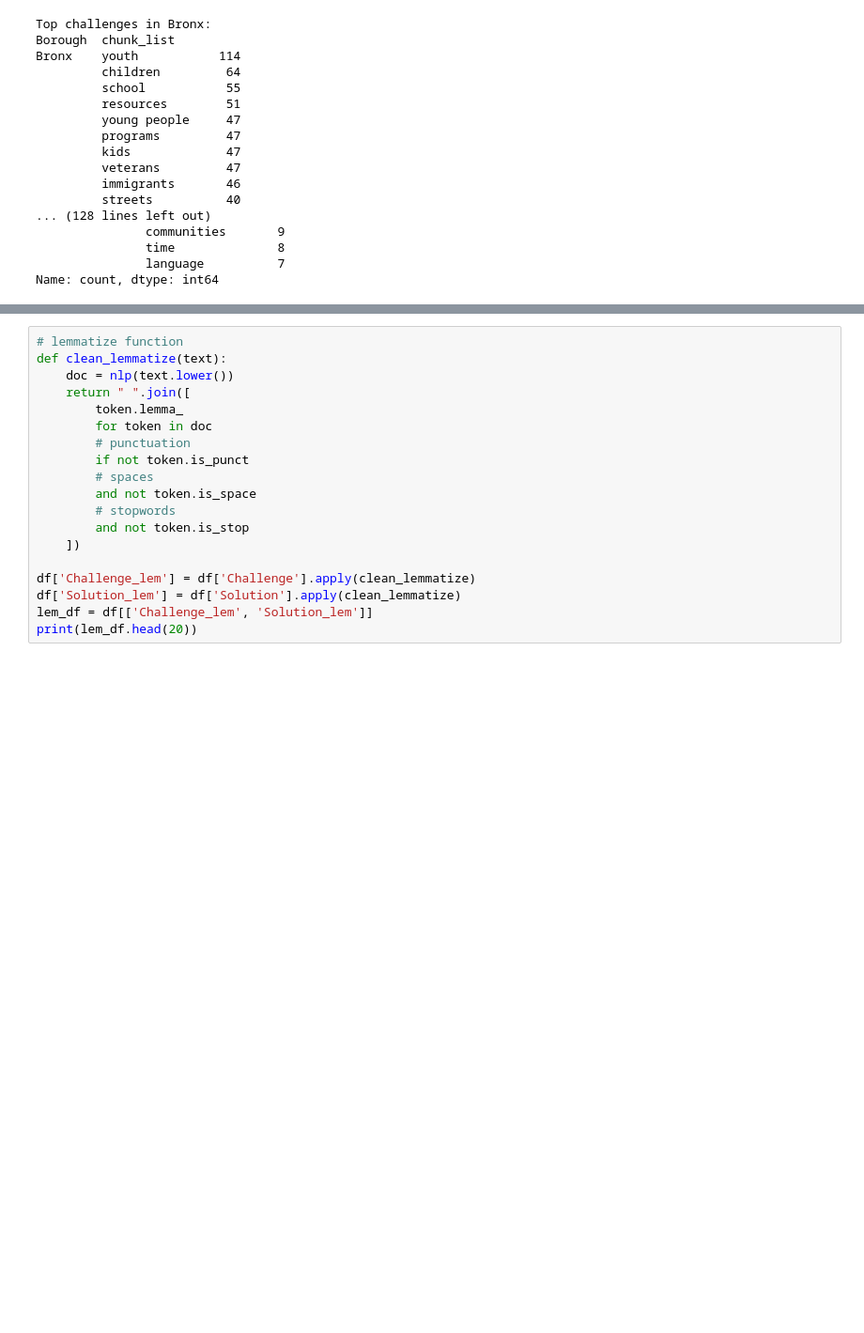
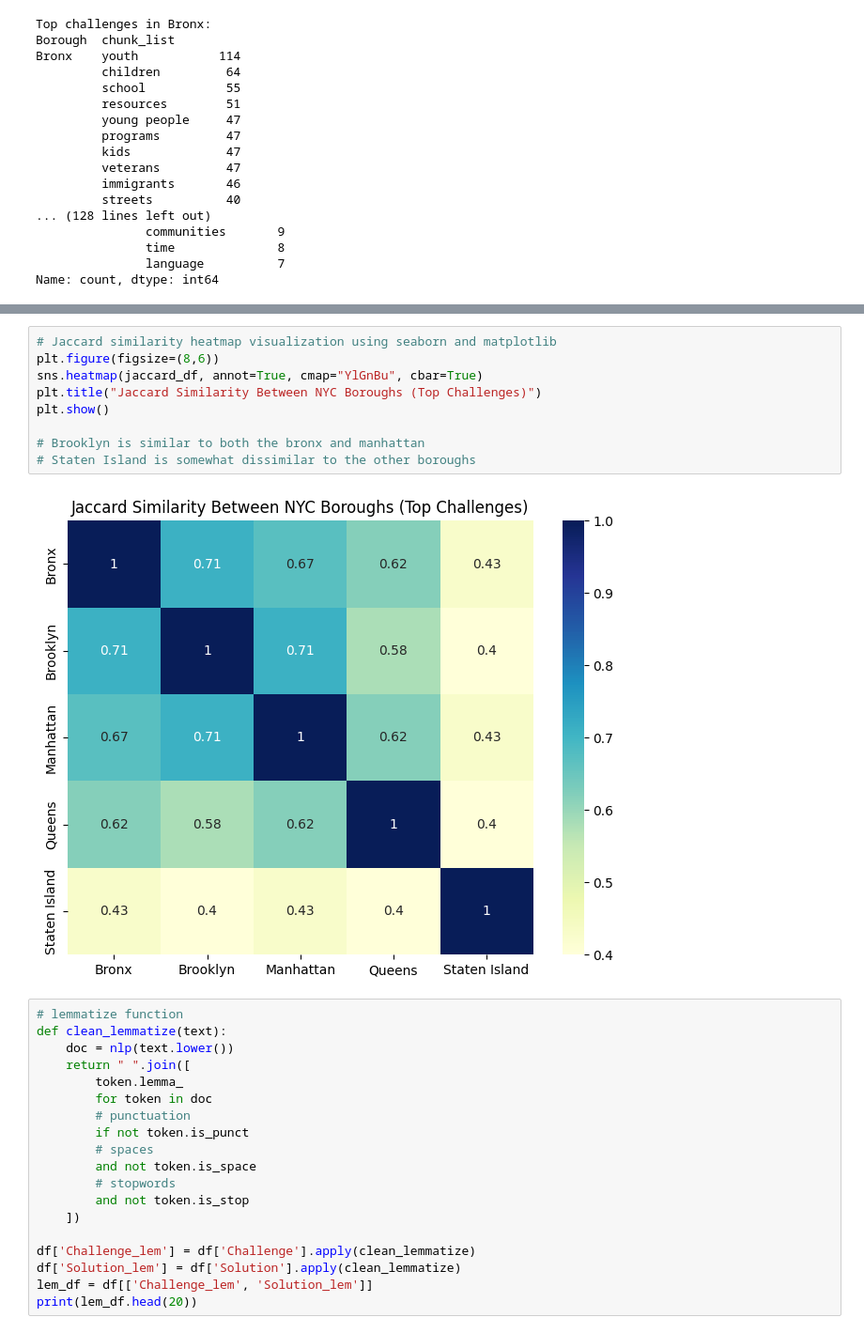
Before and after one commit to nicholas-tankiang/health-datathon, a Jupyter notebook: eda_datathon.ipynb, the cells around one changed output, grey strips where cells are left out. Shown at 94% size. Cells and saved outputs as stored; diff of their text form; blank space fills up the shorter version.

Commit message:
Add heatmap for jaccard similarity

```diff
--- a/eda_datathon.ipynb
+++ b/eda_datathon.ipynb
@@ -273,6 +276,17 @@ Brooklyn        0.71      1.00       0.71    0.58           0.40
 Manhattan       0.67      0.71       1.00    0.62           0.43
 Queens          0.62      0.58       0.62    1.00           0.40
 Staten Island   0.43      0.40       0.43    0.40           1.00
+# %%
+# Jaccard similarity heatmap visualization using seaborn and matplotlib
+plt.figure(figsize=(8,6))
+sns.heatmap(jaccard_df, annot=True, cmap="YlGnBu", cbar=True)
+plt.title("Jaccard Similarity Between NYC Boroughs (Top Challenges)")
+plt.show()
+
+# Brooklyn is similar to both the bronx and manhattan
+# Staten Island is somewhat dissimilar to the other boroughs
+# %% [output]
+[figure, added]
 # %%
 # lemmatize function
 def clean_lemmatize(text):
```
Also changed, not shown: parts of 2 cells of this notebook.
